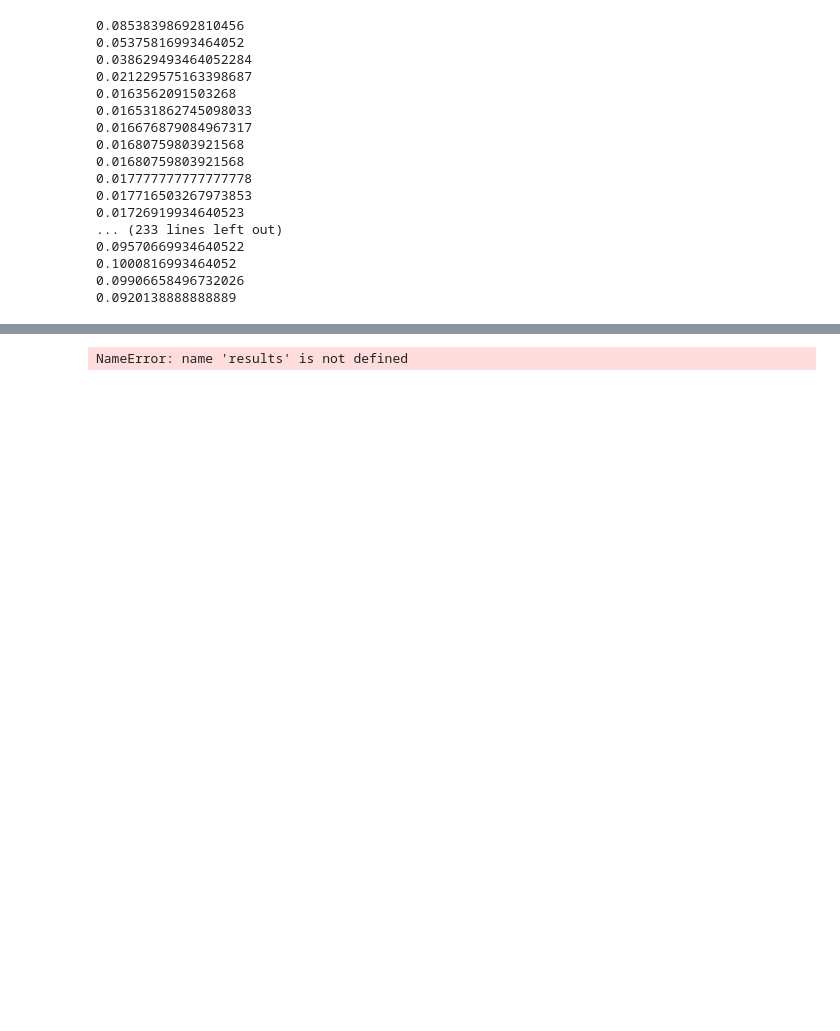
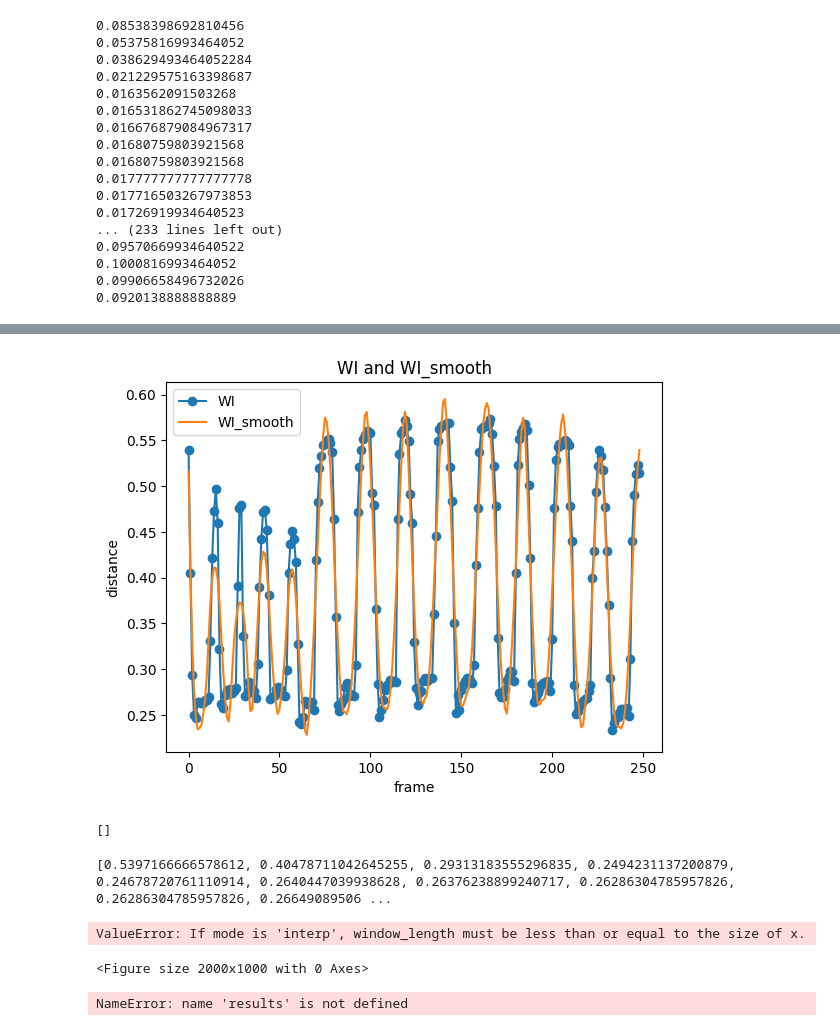
Before and after one commit to Lyrionnn/hand_modeling, a Jupyter notebook: test.ipynb, the cells around one changed output, grey strips where cells are left out. Drawn from its saved outputs; the diff is of its cells as text; code cells hidden in the pictures; blank space fills up the shorter version.

```diff
--- a/test.ipynb
+++ b/test.ipynb
@@ -451,3 +605,83 @@ findfont: Generic family 'sans-serif' not found because none of the following fa
+# %%
+import matplotlib.pyplot as plt
+import scipy
+# 创建两个示例列表
+#WI = [1, 2, 3, 4, 5]
+#WM = [5, 4, 3, 2, 1]
+
+#tmp = [wi - wm for wi, wm in zip(WI, WM)]
+
+#tmp_smooth = scipy.signal.savgol_filter(tmp,11,3)
+
+WI_smooth = scipy.signal.savgol_filter(WI,13,3)
+
+# 绘制曲线
+plt.plot(WI, label='WI', marker='o')  # 绘制WT列表的曲线，使用圆点标记
+#plt.plot(WM, label='WM', marker='s')  # 绘制WM列表的曲线，使用正方形标记
+#plt.plot(tmp, label='tmp(WI - WM)', linestyle='--', marker='^')
+#plt.plot(tmp_smooth, label='tmp_smooth', marker='.')
+plt.plot(WI_smooth, label='WI_smooth')
+
+# 添加图例
+plt.legend()
+
+# 添加标题和标签
+plt.title('WI and WI_smooth')
+plt.xlabel('frame')
+plt.ylabel('distance')
+
+# 显示图形
+plt.show()
+# %% [output]
+[figure, added]
+# %%
+print(WP)
+# %% [output]
+[]
+# %%
+print(WI)
+# %% [output]
+[0.5397166666578612, 0.40478711042645255, 0.29313183555296835, 0.2494231137200879, 0.24678720761110914, 0.2640447039938628, 0.26376238899240717, 0.26286304785957826, 0.26286304785957826, 0.26649089506 ...
+# %%
+import matplotlib.pyplot as plt
+from matplotlib.pyplot import MultipleLocator
+
+plt.figure(figsize=(20, 10))
+
+WI_smooth = scipy.signal.savgol_filter(WI,15,3)
+WM_smooth = scipy.signal.savgol_filter(WM,15,3)
+WP_smooth = scipy.signal.savgol_filter(WP,15,3)
+#plt.plot(WT, label="WT")
+#plt.plot(WI, label="WI")
+plt.plot(WI_smooth,label="WI_smooth")
+#plt.plot(WM, label="WM")
+plt.plot(WM_smooth, label="WM_smooth")
+#plt.plot(WR, label="WR")
+#plt.plot(WR_smooth, label="WR_smooth")
+#plt.plot(WP, label="WP")
+plt.plot(WP_smooth, label="WP_smooth")
+# 添加图例
+plt.legend()
+
+# 添加标签和标题
+plt.xlabel('frame')
+plt.ylabel('distance')
+plt.title('2-5 finger-wrist distance')
+
+#x_major_locator=MultipleLocator(50)
+#把x轴的刻度间隔设置为50，并存在变量里
+#y_major_locator=MultipleLocator(0.1)
+#把y轴的刻度间隔设置为0.1，并存在变量里
+#ax=plt.gca()
+#ax为两条坐标轴的实例
+#ax.xaxis.set_major_locator(x_major_locator)
+
+#ax.yaxis.set_major_locator(y_major_locator)
+
+plt.show()
+# %% [output]
+ValueError: If mode is 'interp', window_length must be less than or equal to the size of x.
+<Figure size 2000x1000 with 0 Axes>
 # %%
 for j, hand_landmarks in enumerate(results.multi_hand_landmarks):
                     if j == self.hand_index.get():  # 只要选中的手的数据
```
Also changed, not shown: parts of 35 cells of this notebook, 24 other files.
